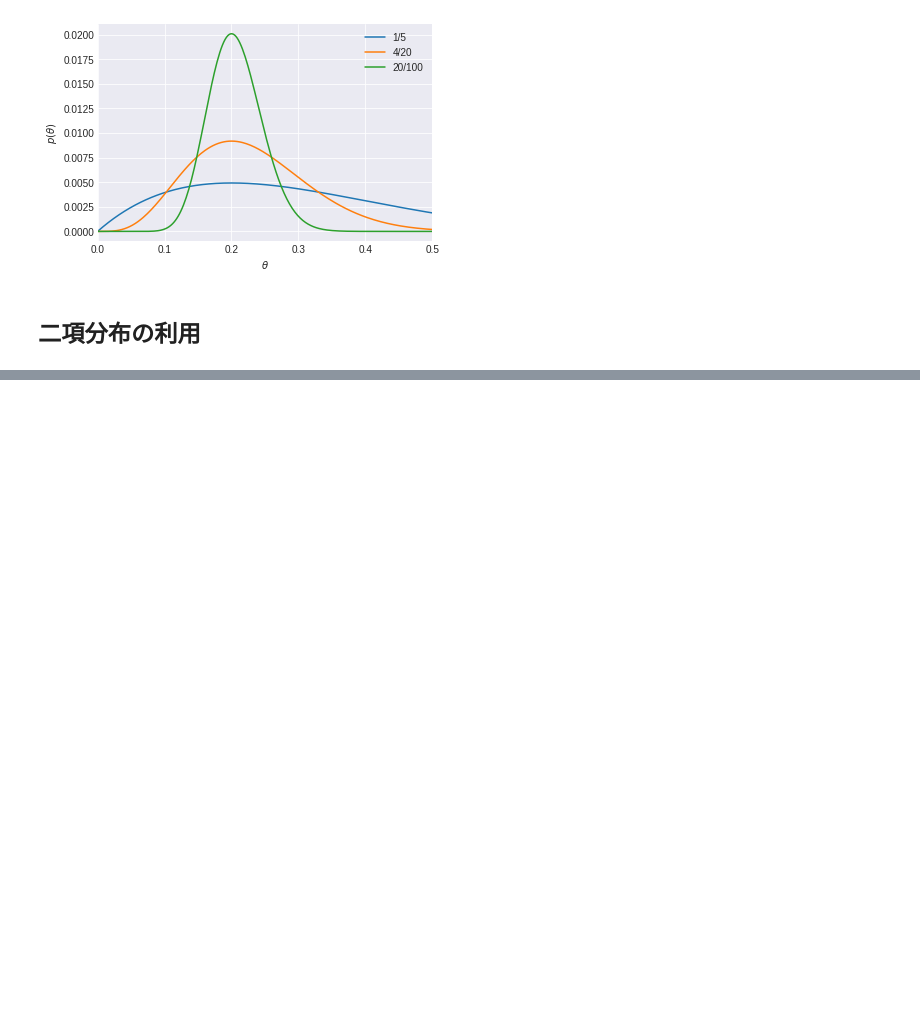
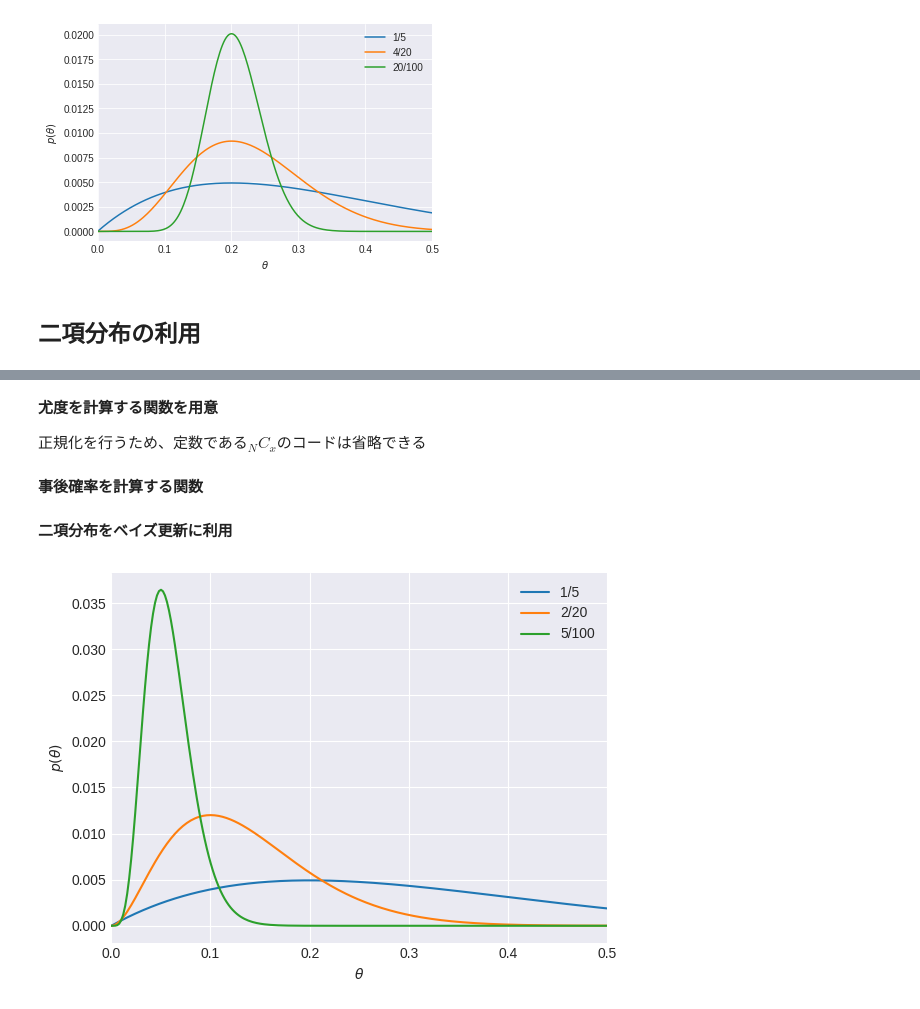
Before and after one commit to sakamototaisei/python_colab, a Jupyter notebook: はじめてのベイズ統計学PyMC3.ipynb, the cells around one changed output, grey strips where cells are left out. Cells and saved outputs as stored; diff of their text form; code cells hidden in the pictures; blank space fills up the shorter version.

```diff
--- a/はじめてのベイズ統計学PyMC3.ipynb
+++ b/はじめてのベイズ統計学PyMC3.ipynb
@@ -902,0 +950,8 @@ plt.show()
+# %%
+import numpy as np
+
+# パラメータ
+thetas = np.linspace(0, 1, 500)
+# パラメータの確率分布：一様分布
+p = np.ones(len(thetas)) / len(thetas)
+print(p)
@@ -902,0 +976,32 @@ plt.show()
+# %% [markdown]
+**尤度を計算する関数を用意**
+
+正規化を行うため、定数である${}_N C_x$のコードは省略できる
+# %%
+def likehood(x, N):
+    return thetas**x * (1-thetas)**(N-x) # 二項分布、Cの表記は省略
+# %% [markdown]
+**事後確率を計算する関数**
+# %%
+def posterior(x, N, prior):
+    lipr = prior * likehood(x, N) # 事前確率と尤度の積
+    return lipr / lipr.sum() # 正規化
+# %% [markdown]
+**二項分布をベイズ更新に利用**
+# %%
+def show_posterior(clicks, n):
+    p = np.ones(len(thetas)) / len(thetas)  # 事前分布
+    p = posterior(clicks, n, p)
+    plt.plot(thetas, p, label=str(clicks)+"/"+str(n))
+
+show_posterior(1, 5)
+show_posterior(2, 20)
+show_posterior(5, 100)
+
+plt.xlim(0, 0.5)
+plt.xlabel(r"$\theta$")
+plt.ylabel(r"$p(\theta)$")
+plt.legend()
+plt.show()
+# %% [output]
+[figure, added]
```
Also changed, not shown: parts of 6 cells of this notebook.
